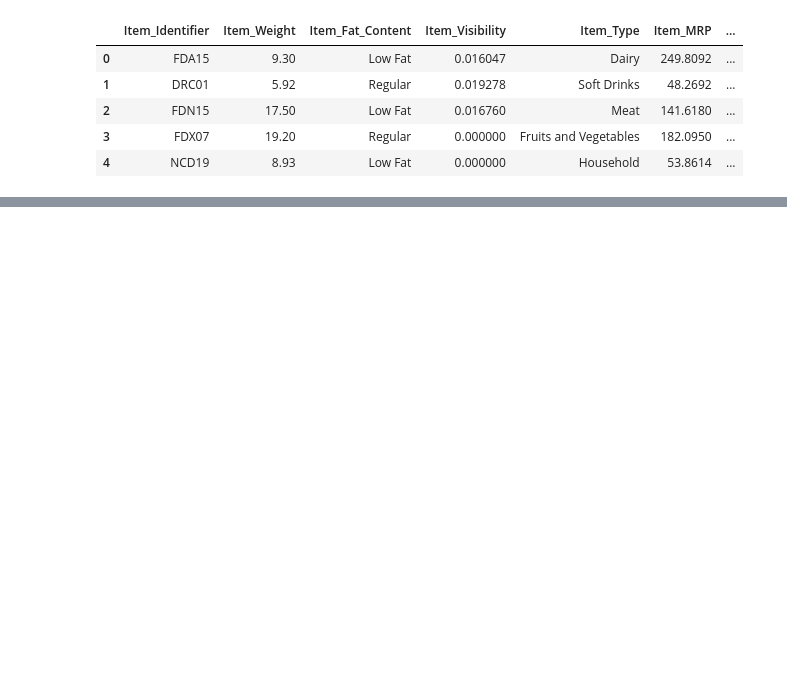
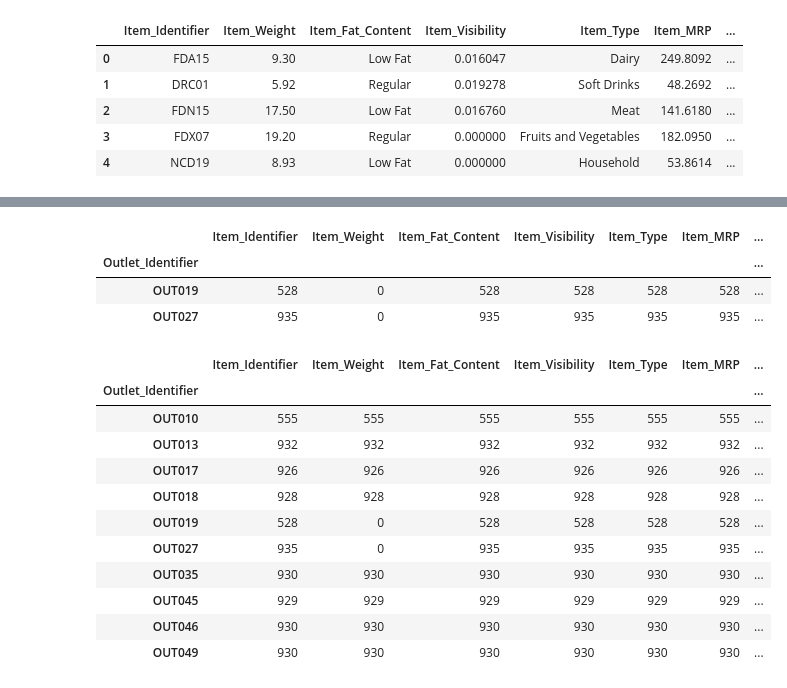
Before and after one commit to TristanConant/sales-predictions, a Jupyter notebook: food_sales_prediction.ipynb, the cells around one changed output, grey strips where cells are left out. Saved outputs shown, nothing was run; the diff lists cells and outputs as text; code cells hidden in the pictures; blank space fills up the shorter version.

```diff
--- a/food_sales_prediction.ipynb
+++ b/food_sales_prediction.ipynb
@@ -15,0 +104,26 @@ df.head()
+# %%
+# Now we need to address the missing Item_Weight values. Let's start by looking at the rows that are missing Item_Weight and try to identify a pattern
+wieght_na_df = df.loc[df['Item_Weight'].isna()]
+wieght_na_df.groupby('Outlet_Identifier').count()
+# %% [output]
+|  | Item_Identifier | Item_Weight | Item_Fat_Content | Item_Visibility | Item_Type | Item_MRP | ... |
+| Outlet_Identifier |  |  |  |  |  |  | ... |
+| OUT019 | 528 | 0 | 528 | 528 | 528 | 528 | ... |
+| OUT027 | 935 | 0 | 935 | 935 | 935 | 935 | ... |
+# %%
+# My first thought was to see if any specific outlet(s) was the source of missing data. Miraculously there was a pattern there.
+# Ultimately though, this was not that helpful.
+df.groupby('Outlet_Identifier').count()
+# %% [output]
+|  | Item_Identifier | Item_Weight | Item_Fat_Content | Item_Visibility | Item_Type | Item_MRP | ... |
+| Outlet_Identifier |  |  |  |  |  |  | ... |
+| OUT010 | 555 | 555 | 555 | 555 | 555 | 555 | ... |
+| OUT013 | 932 | 932 | 932 | 932 | 932 | 932 | ... |
+| OUT017 | 926 | 926 | 926 | 926 | 926 | 926 | ... |
+| OUT018 | 928 | 928 | 928 | 928 | 928 | 928 | ... |
+| OUT019 | 528 | 0 | 528 | 528 | 528 | 528 | ... |
+| OUT027 | 935 | 0 | 935 | 935 | 935 | 935 | ... |
+| OUT035 | 930 | 930 | 930 | 930 | 930 | 930 | ... |
+| OUT045 | 929 | 929 | 929 | 929 | 929 | 929 | ... |
+| OUT046 | 930 | 930 | 930 | 930 | 930 | 930 | ... |
+| OUT049 | 930 | 930 | 930 | 930 | 930 | 930 | ... |
```
Also changed, not shown: parts of 10 cells of this notebook.
